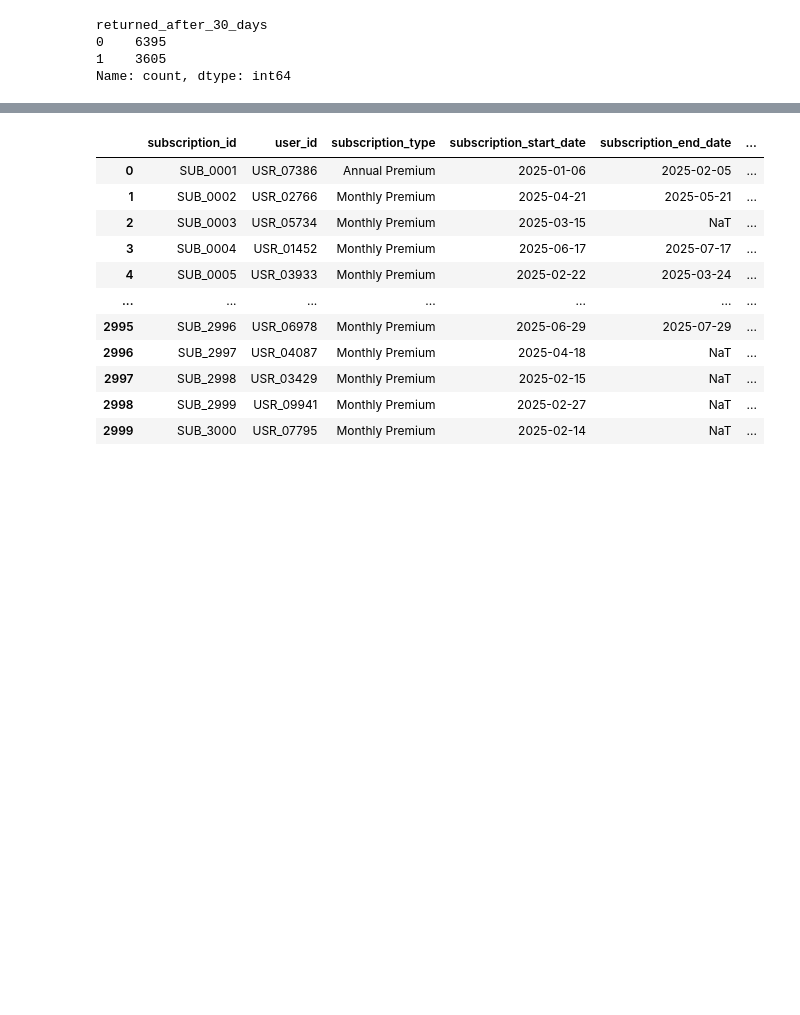
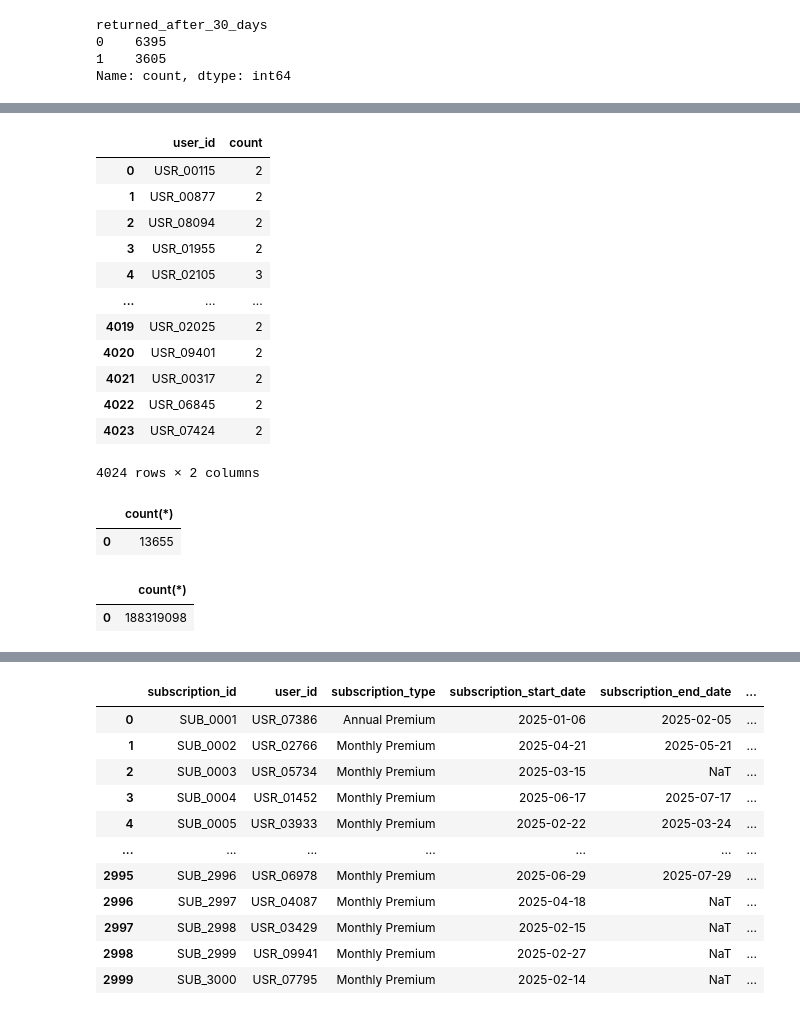
Before and after one commit to vishva0710/ai-chatbot-user-retention-analysis, a Jupyter notebook: AI_Chatbot_User_Retention_Analysis.ipynb, the cells around one changed output, grey strips where cells are left out. Drawn from its saved outputs; the diff is of its cells as text; code cells hidden in the pictures; blank space fills up the shorter version.

```diff
--- a/AI_Chatbot_User_Retention_Analysis.ipynb
+++ b/AI_Chatbot_User_Retention_Analysis.ipynb
@@ -1578,0 +1624,23 @@ Name: count, dtype: int64
+# %%
+query='select user_id ,count(*) as count from con_sec group by user_id having  count(*)>1'
+pd.read_sql(query,engin)
+# %% [output]
+|  | user_id | count |
+| 0 | USR_00115 | 2 |
+| 1 | USR_00877 | 2 |
+| 2 | USR_08094 | 2 |
+| 3 | USR_01955 | 2 |
+| 4 | USR_02105 | 3 |
+| ... | ... | ... |
+| 4019 | USR_02025 | 2 |
+| 4020 | USR_09401 | 2 |
+| 4021 | USR_00317 | 2 |
+| 4022 | USR_06845 | 2 |
+| 4023 | USR_07424 | 2 |
+4024 rows × 2 columns
+# %%
+query='select count(*) from '
+pd.read_sql(query,engin)
+# %% [output]
+|  | count(*) |
+| 0 | 13655 |
@@ -1578,0 +1650,6 @@ Name: count, dtype: int64
+# %%
+query='select count(*) from user_sub_non_sub '
+pd.read_sql(query,engin)
+# %% [output]
+|  | count(*) |
+| 0 | 188319098 |
```
Also changed, not shown: parts of 15 cells of this notebook.
